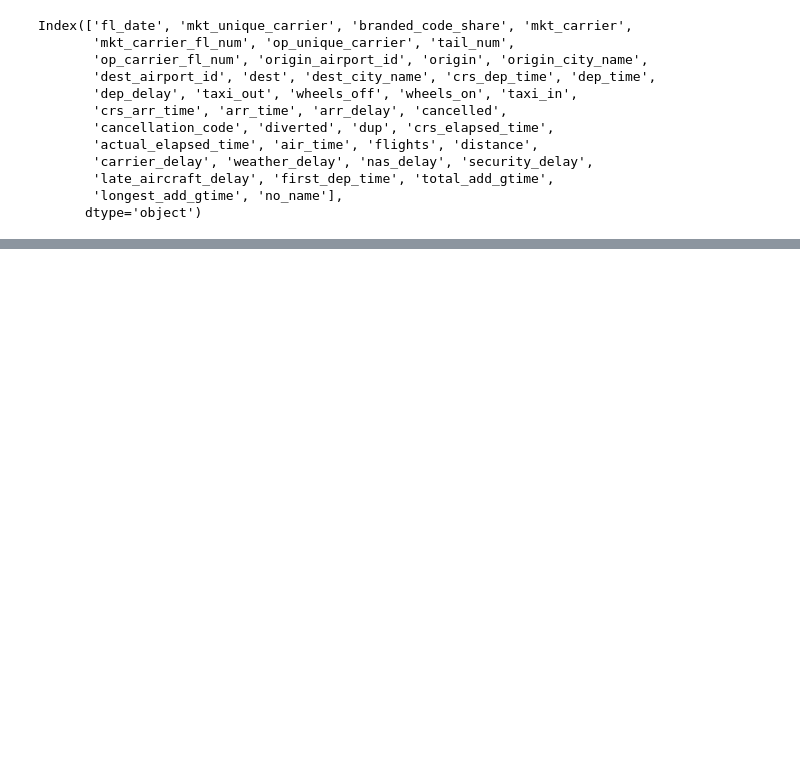
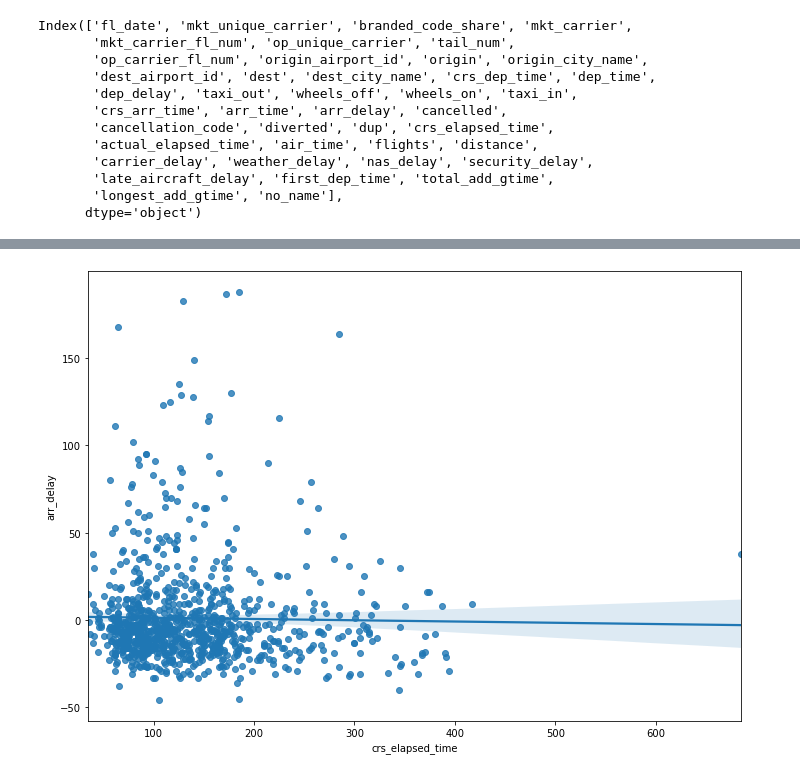
Before and after one commit to brianl2/Midterm-Project-Lighthouselabs-, a Jupyter notebook: exploring_amir/TASK1.ipynb, the cells around one changed output, grey strips where cells are left out. Cells and saved outputs as stored; diff of their text form; code cells hidden in the pictures; blank space fills up the shorter version.

```diff
--- a/exploring_amir/TASK1.ipynb
+++ b/exploring_amir/TASK1.ipynb
@@ -74,0 +97,11 @@ Ttest_1sampResult(statistic=3.065897317734841, pvalue=0.002228513808027527)
+# %%
+non_outliers_filter = flights["arr_delay"]<=200
+flights = flights[non_outliers_filter]
+# %%
+DelayDate = flights[["fl_date","arr_delay","crs_elapsed_time"]]
+DelayDate = DelayDate.fillna(0)
+# %%
+sns.regplot(x="crs_elapsed_time", y="arr_delay", data=DelayDate)
+plt.show()
+# %% [output]
+[figure, added]
```
Also changed, not shown: parts of 20 cells of this notebook, 5 other files.
